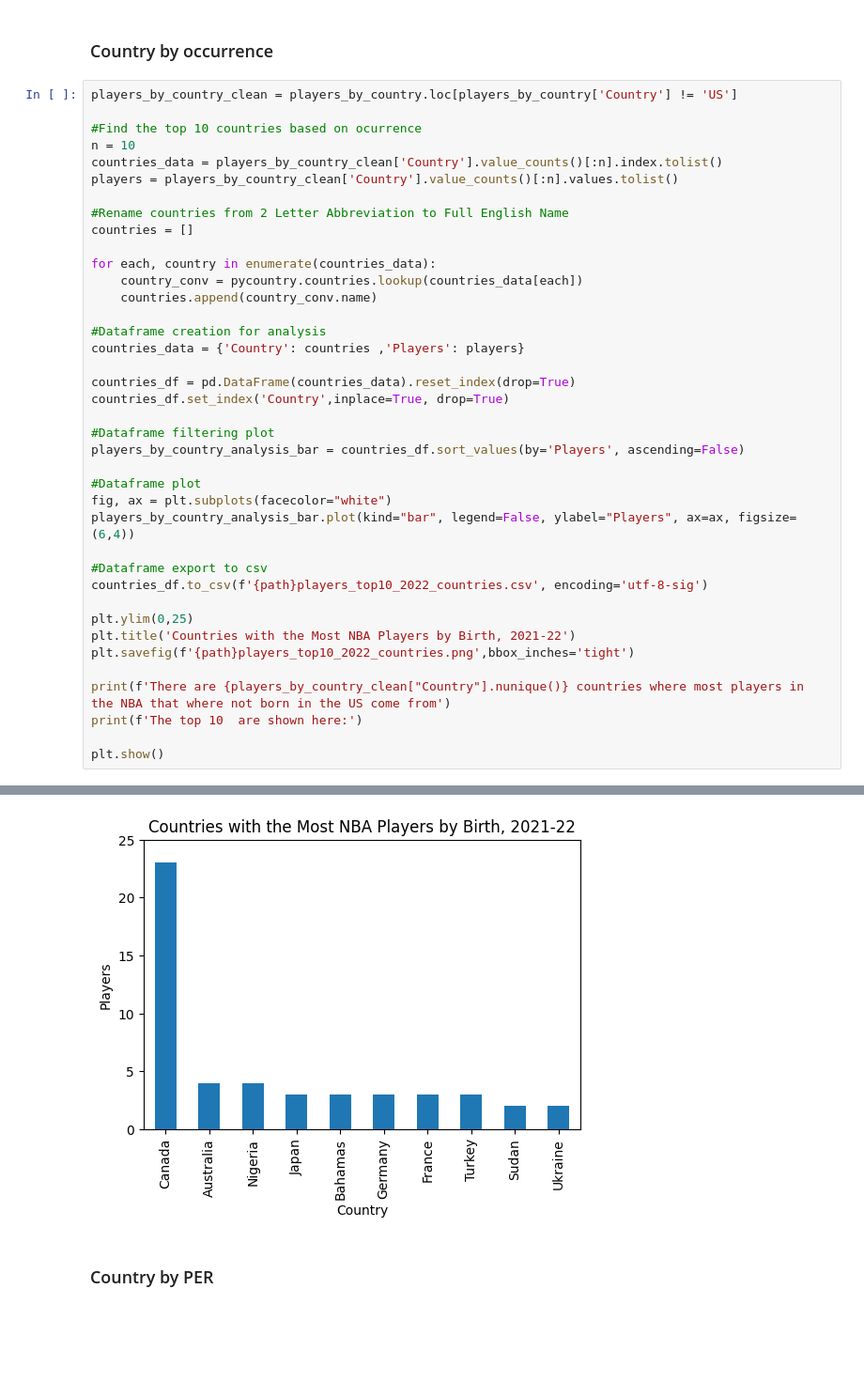
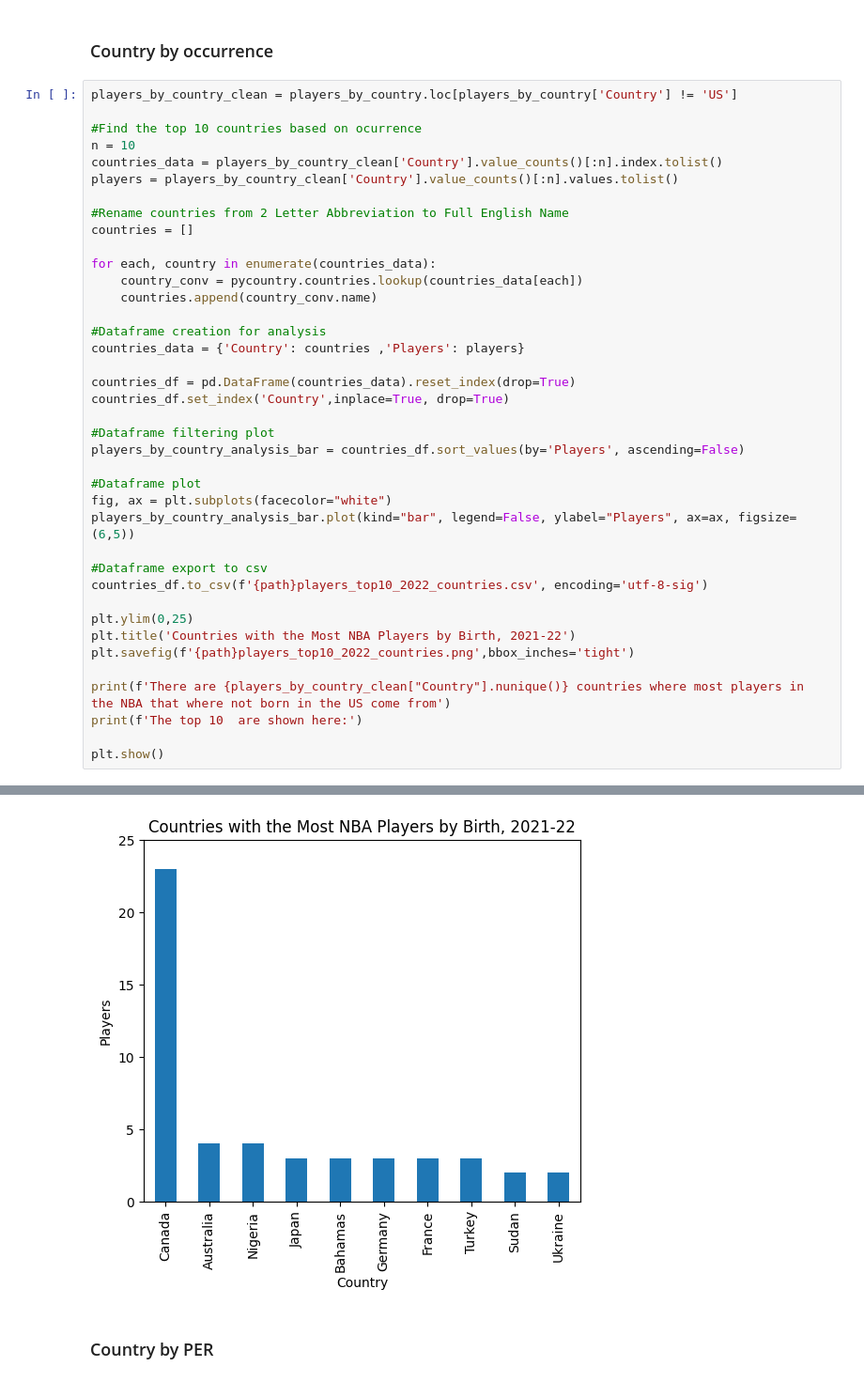
Before and after one commit to meeyoungPH/nba_superlatives, a Jupyter notebook: origin/NBA Geographical Analysis_v2.ipynb, the cells around one changed output, grey strips where cells are left out. Shown at 94% size. Cells and saved outputs as stored; diff of their text form; blank space fills up the shorter version.

```diff
--- a/origin/NBA Geographical Analysis_v2.ipynb
+++ b/origin/NBA Geographical Analysis_v2.ipynb
@@ -46,35 +46,35 @@ countries = []
 for each, country in enumerate(countries_data):
     country_conv = pycountry.countries.lookup(countries_data[each])
     countries.append(country_conv.name)
 
 #Dataframe creation for analysis
 countries_data = {'Country': countries ,'Players': players}
 
 countries_df = pd.DataFrame(countries_data).reset_index(drop=True)
 countries_df.set_index('Country',inplace=True, drop=True)
 
 #Dataframe filtering plot
 players_by_country_analysis_bar = countries_df.sort_values(by='Players', ascending=False)
 
 #Dataframe plot
 fig, ax = plt.subplots(facecolor="white")
-players_by_country_analysis_bar.plot(kind="bar", legend=False, ylabel="Players", ax=ax, figsize=(6,4))
+players_by_country_analysis_bar.plot(kind="bar", legend=False, ylabel="Players", ax=ax, figsize=(6,5))
 
 #Dataframe export to csv
 countries_df.to_csv(f'{path}players_top10_2022_countries.csv', encoding='utf-8-sig')
 
 plt.ylim(0,25)
 plt.title('Countries with the Most NBA Players by Birth, 2021-22')
 plt.savefig(f'{path}players_top10_2022_countries.png',bbox_inches='tight')
 
 print(f'There are {players_by_country_clean["Country"].nunique()} countries where most players in the NBA that where not born in the US come from')
 print(f'The top 10  are shown here:')
 
 plt.show()
 # %% [output]
 There are 39 countries where most players in the NBA that where not born in the US come from
 The top 10  are shown here:
-[figure, old version]
+[figure, new version]
 # %% [markdown]
 ### Country by PER
 # %%
```
Also changed, not shown: parts of 7 cells of this notebook, 8 other files.
